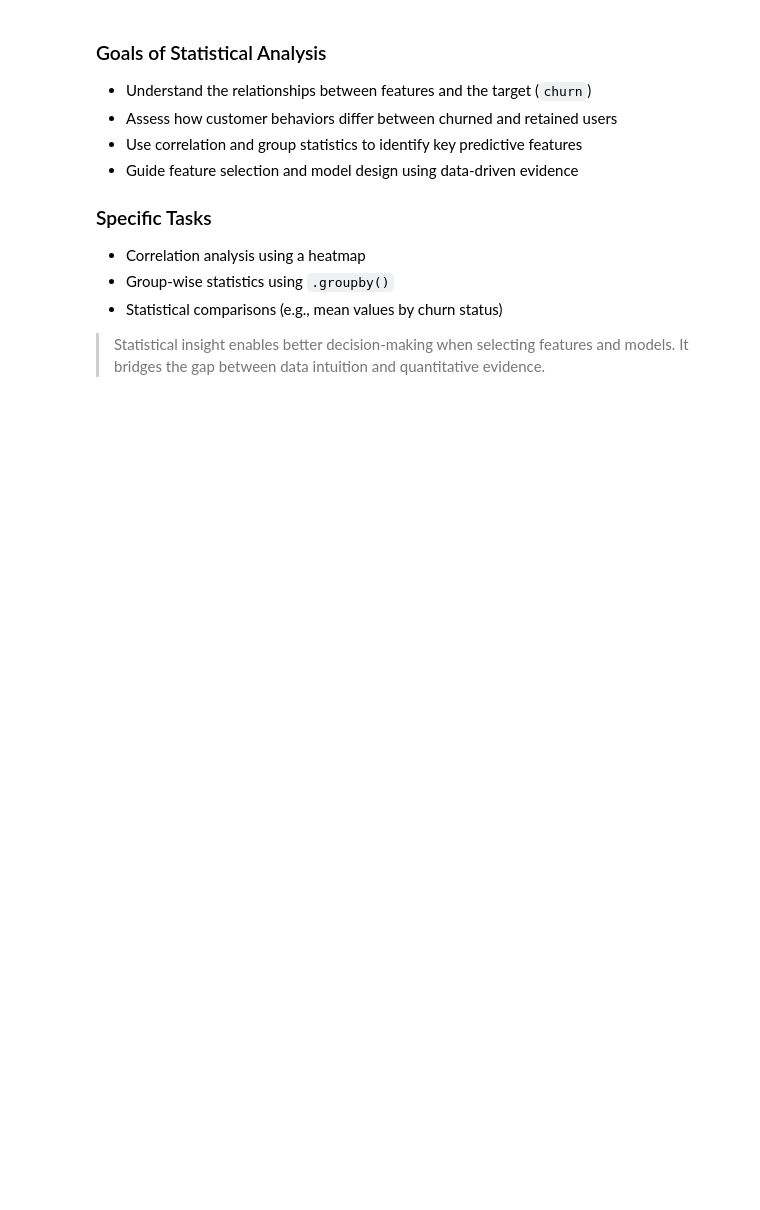
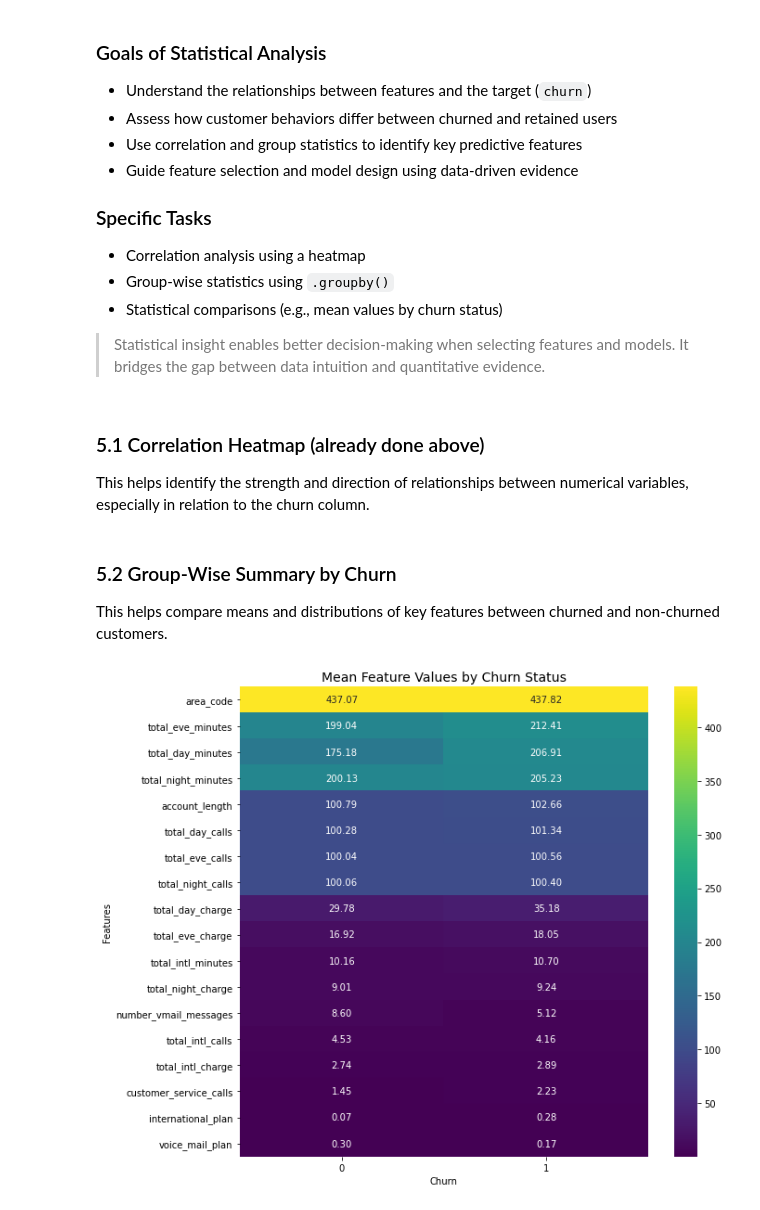
Before and after one commit to Kwamboka1584/SyriaTel-Customer-Churn, a Jupyter notebook: notebooks/CustomerChurn.ipynb, the cells around one changed output. Cells and saved outputs as stored; diff of their text form; code cells hidden in the pictures; blank space fills up the shorter version.

Commit message:
Add churn group-wise mean comparison for numerical features

```diff
--- a/notebooks/CustomerChurn.ipynb
+++ b/notebooks/CustomerChurn.ipynb
@@ -371,3 +371,25 @@ In this section, we perform statistical analysis to deepen our understanding of
 - Statistical comparisons (e.g., mean values by churn status)
 
 > Statistical insight enables better decision-making when selecting features and models. It bridges the gap between data intuition and quantitative evidence.
+# %% [markdown]
+### 5.1 Correlation Heatmap (already done above)
+
+This helps identify the strength and direction of relationships between numerical variables, especially in relation to the churn column.
+# %% [markdown]
+### 5.2 Group-Wise Summary by Churn
+
+This helps compare means and distributions of key features between churned and non-churned customers.
+# %%
+# Summary statistics grouped by churn status
+grouped_stats = df.groupby('churn')[num_cols].mean().T.sort_values(by=1, ascending=False)
+
+# Visual comparison
+plt.figure(figsize=(10, 8))
+sns.heatmap(grouped_stats, annot=True, fmt=".2f", cmap="viridis")
+plt.title("Mean Feature Values by Churn Status", fontsize=14)
+plt.ylabel("Features")
+plt.xlabel("Churn")
+plt.tight_layout()
+plt.show()
+# %% [output]
+[figure, added]
```
